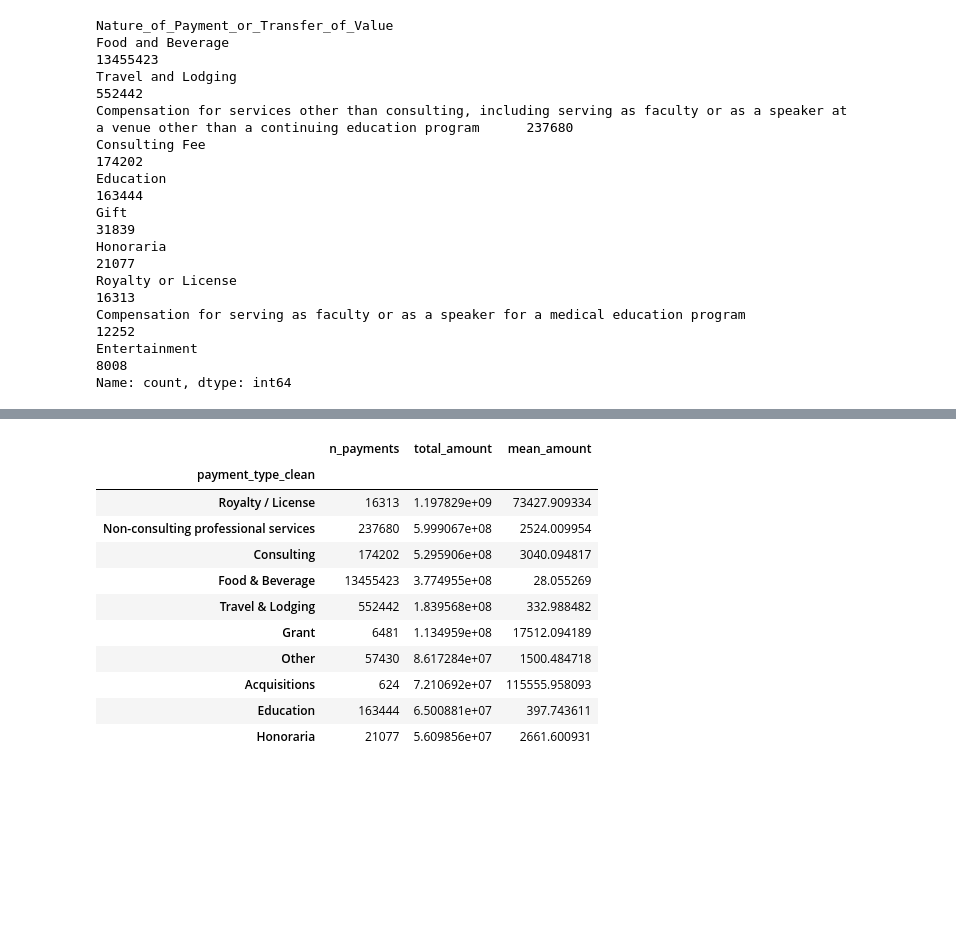
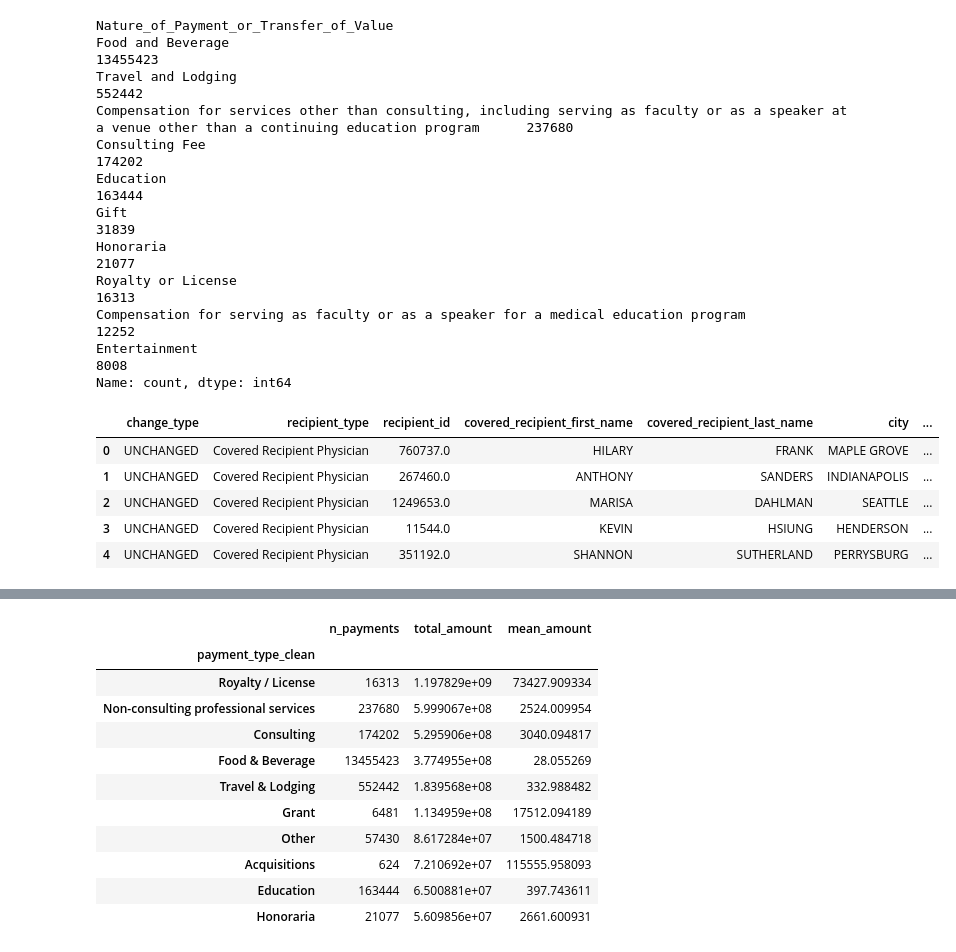
Before and after one commit to deyuz003/busn32120_midtermgroup18, a Jupyter notebook: analysis.ipynb, the cells around one changed output, grey strips where cells are left out. Saved outputs shown, nothing was run; the diff lists cells and outputs as text; code cells hidden in the pictures; blank space fills up the shorter version.

```diff
--- a/analysis.ipynb
+++ b/analysis.ipynb
@@ -192,15 +181,24 @@ df["payment_month"] = df["date_of_payment"].dt.month
 # %%
 # rename columns to more concise names
 df = df.rename(columns={
     "nature_of_payment_or_transfer_of_value": "payment_type",
     "total_amount_of_payment_usdollars": "payment_amount",
     "date_of_payment": "payment_date",
     "covered_recipient_specialty_1": "specialty",
     "covered_recipient_type": "recipient_type",
     "covered_recipient_profile_id": "recipient_id",
     "applicable_manufacturer_or_applicable_gpo_making_payment_name": "manufacturer",
     "number_of_payments_included_in_total_amount": "num_payments",
     "recipient_state": "state",
     "recipient_city": "city",
+    "recipient_zip_code": "zip_code",
     "change_type": "change_type"
 })
+df.head()
+# %% [output]
+|  | change_type | recipient_type | recipient_id | covered_recipient_first_name | covered_recipient_last_name | city | ... |
+| 0 | UNCHANGED | Covered Recipient Physician | 760737.0 | HILARY | FRANK | MAPLE GROVE | ... |
+| 1 | UNCHANGED | Covered Recipient Physician | 267460.0 | ANTHONY | SANDERS | INDIANAPOLIS | ... |
+| 2 | UNCHANGED | Covered Recipient Physician | 1249653.0 | MARISA | DAHLMAN | SEATTLE | ... |
+| 3 | UNCHANGED | Covered Recipient Physician | 11544.0 | KEVIN | HSIUNG | HENDERSON | ... |
+| 4 | UNCHANGED | Covered Recipient Physician | 351192.0 | SHANNON | SUTHERLAND | PERRYSBURG | ... |
```
Also changed, not shown: parts of 41 cells of this notebook.
